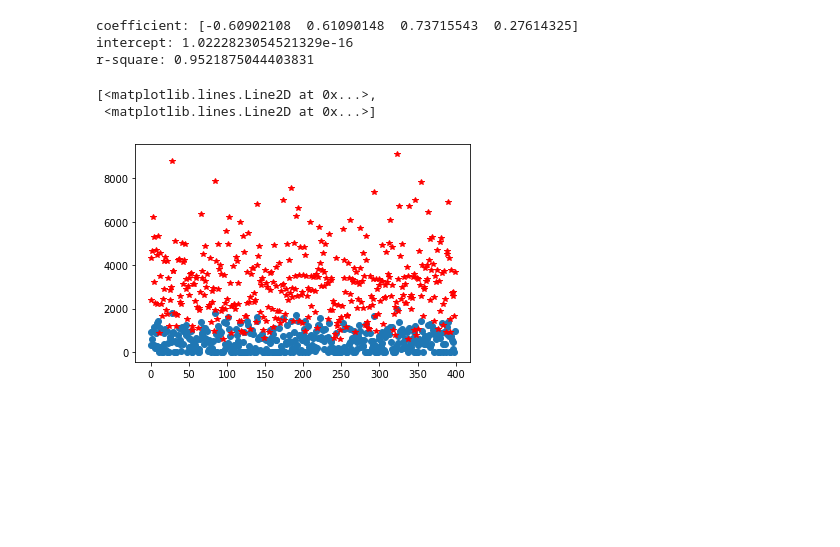
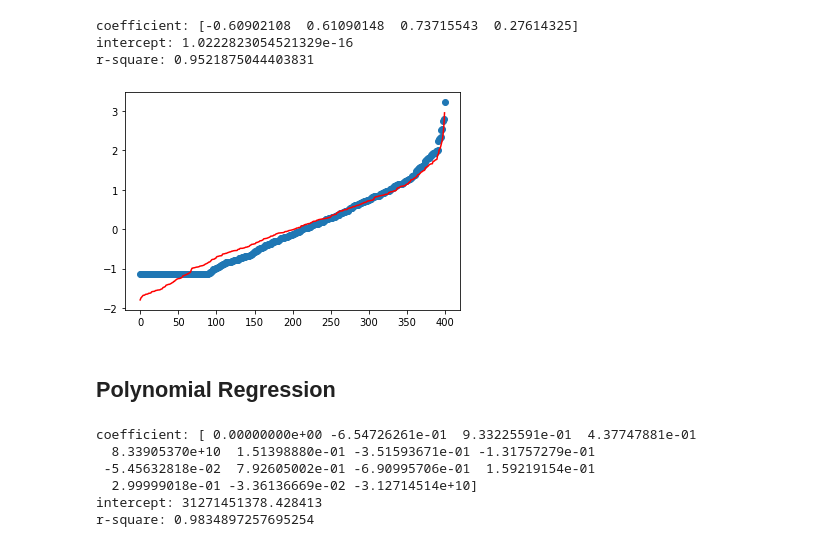
Before and after one commit to adunoluwa1/Data-Science, a Jupyter notebook: Credit.ipynb, the cells around one changed output. Drawn from its saved outputs; the diff is of its cells as text; code cells hidden in the pictures; blank space fills up the shorter version.

```diff
--- a/Credit.ipynb
+++ b/Credit.ipynb
@@ -278,10 +296,29 @@ coefficient: [-0.60902108  0.61090148  0.73715543  0.27614325]
 intercept: 1.0222823054521329e-16
 r-square: 0.9521875044403831
 # %%
-X_ = df[["Income", "Limit", "Rating", "Student"]].values
+X_ = ds[["Income", "Limit", "Rating", "Student"]].values
 ypred = regr.predict(X_)
-plt.plot(df["Balance"],'o',ypred,'*r')
+plt.plot(sorted(y),'o',sorted(ypred),'-r')
+plt.show()
 # %% [output]
-[<matplotlib.lines.Line2D at 0x...>,
- <matplotlib.lines.Line2D at 0x...>]
-[figure, old version]
+[figure, new version]
+# %% [markdown]
+## Polynomial Regression
+# %%
+from sklearn.preprocessing import PolynomialFeatures
+
+poly = PolynomialFeatures(2, include_bias=True)
+Xnew = poly.fit_transform(X)
+
+# Applying Regression
+regr = LinearRegression().fit(Xnew,y)
+print(f"coefficient: {regr.coef_}")
+print(f"intercept: {regr.intercept_}")
+print(f"r-square: {regr.score(Xnew,y)}")
+# %% [output]
+coefficient: [ 0.00000000e+00 -6.54726261e-01  9.33225591e-01  4.37747881e-01
+  8.33905370e+10  1.51398880e-01 -3.51593671e-01 -1.31757279e-01
+ -5.45632818e-02  7.92605002e-01 -6.90995706e-01  1.59219154e-01
+  2.99999018e-01 -3.36136669e-02 -3.12714514e+10]
+intercept: 31271451378.428413
+r-square: 0.9834897257695254
```
Also changed, not shown: parts of 2 cells of this notebook, 2 other files.
